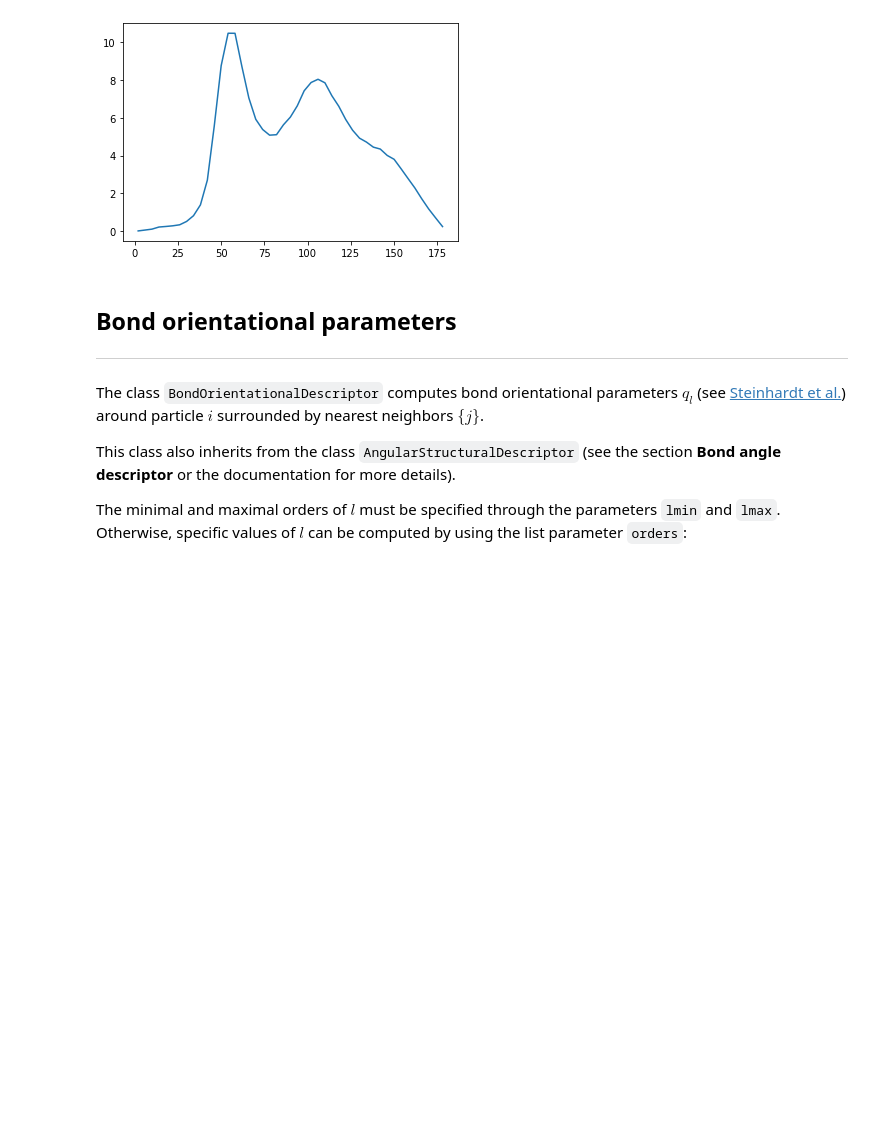
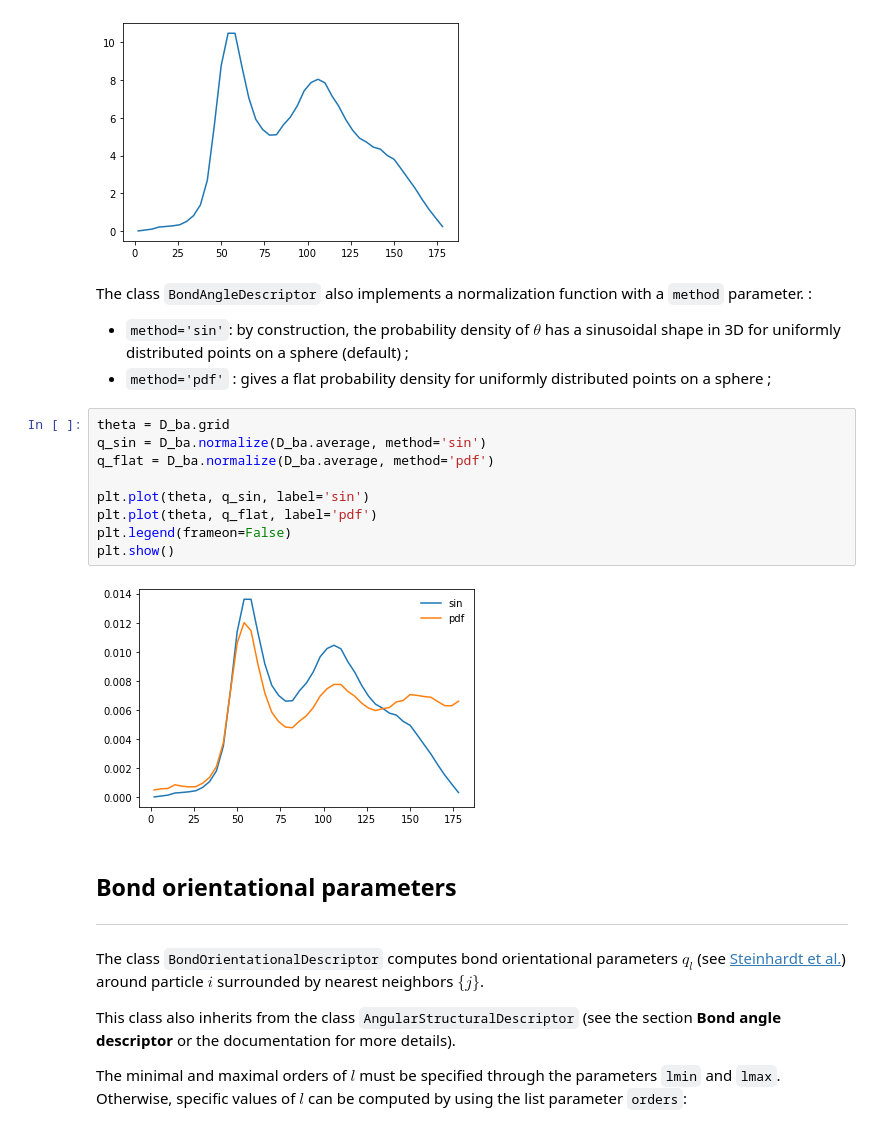
Before and after one commit to jorisparet/partycls, a Jupyter notebook: tutorial/3_descriptors.ipynb, the cells around one changed output. Drawn from its saved outputs; the diff is of its cells as text; blank space fills up the shorter version.

```diff
--- a/tutorial/3_descriptors.ipynb
+++ b/tutorial/3_descriptors.ipynb
@@ -309,6 +315,21 @@ plt.plot(D_ba.grid, D_ba.average)
 plt.show()
 # %% [output]
 [figure]
+# %% [markdown]
+The class `BondAngleDescriptor` also implements a normalization function with a `method` parameter. :
+* `method='sin'`: by construction, the probability density of $\theta$ has a sinusoidal shape in 3D for uniformly distributed points on a sphere (default) ;
+* `method='pdf'` : gives a flat probability density for uniformly distributed points on a sphere ;
+# %%
+theta = D_ba.grid
+q_sin = D_ba.normalize(D_ba.average, method='sin')
+q_flat = D_ba.normalize(D_ba.average, method='pdf')
+
+plt.plot(theta, q_sin, label='sin')
+plt.plot(theta, q_flat, label='pdf')
+plt.legend(frameon=False)
+plt.show()
+# %% [output]
+[figure, added]
 # %% [markdown]
 ## Bond orientational parameters
 ------------------------------------------
```
Also changed, not shown: parts of 4 cells of this notebook, 5 other files.
